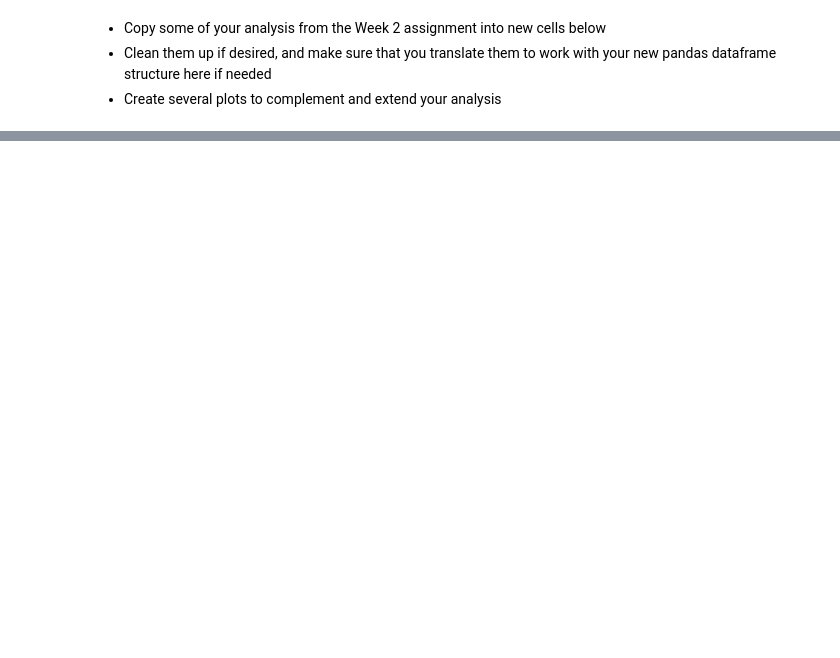
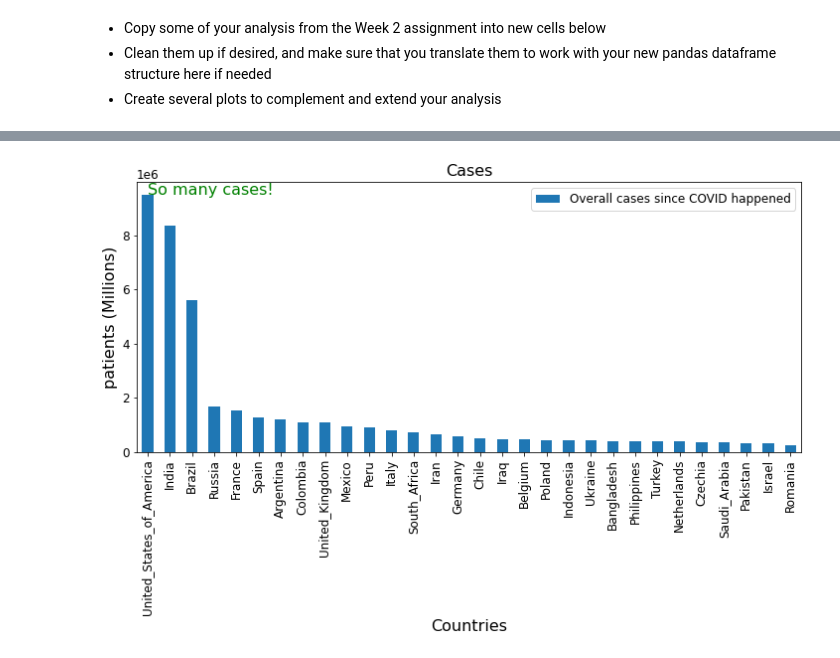
Before and after one commit to ollill0823/002.UCLA_extension_csx4501, a Jupyter notebook: W003/Assignment/Assignment03_Chen Wang.ipynb, the cells around one changed output, grey strips where cells are left out. Cells and saved outputs as stored; diff of their text form; code cells hidden in the pictures; blank space fills up the shorter version.

```diff
--- a/W003/Assignment/Assignment03_Chen Wang.ipynb
+++ b/W003/Assignment/Assignment03_Chen Wang.ipynb
@@ -245,0 +312,17 @@ ValueError: pie requires either y column or 'subplots=True'
+# %%
+import matplotlib.pyplot as plt
+plt.rcParams['font.size'] = '12'
+
+abb=ab[0:30].plot(kind='bar',
+            figsize=(12,5)
+             )
+
+plt.text(0,9500000,'So many cases!',color='g',fontsize=16)
+abb.legend(['Overall cases since COVID happened'])
+abb.set_title('Cases',fontsize=16)
+abb.set_xlabel('Countries',fontsize=16)
+abb.set_ylabel('patients (Millions)',fontsize=16)
+
+abb.figure.savefig('Overall cases since COVID happened.png')
+# %% [output]
+[figure, added]
```
Also changed, not shown: parts of 13 cells of this notebook, 1 other file.
